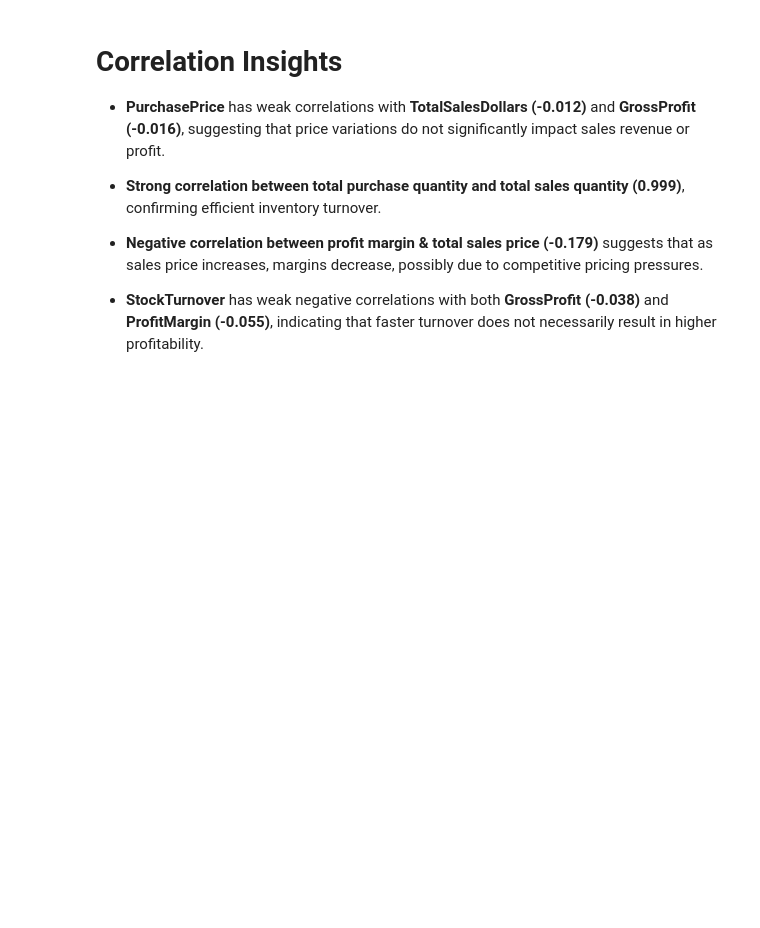
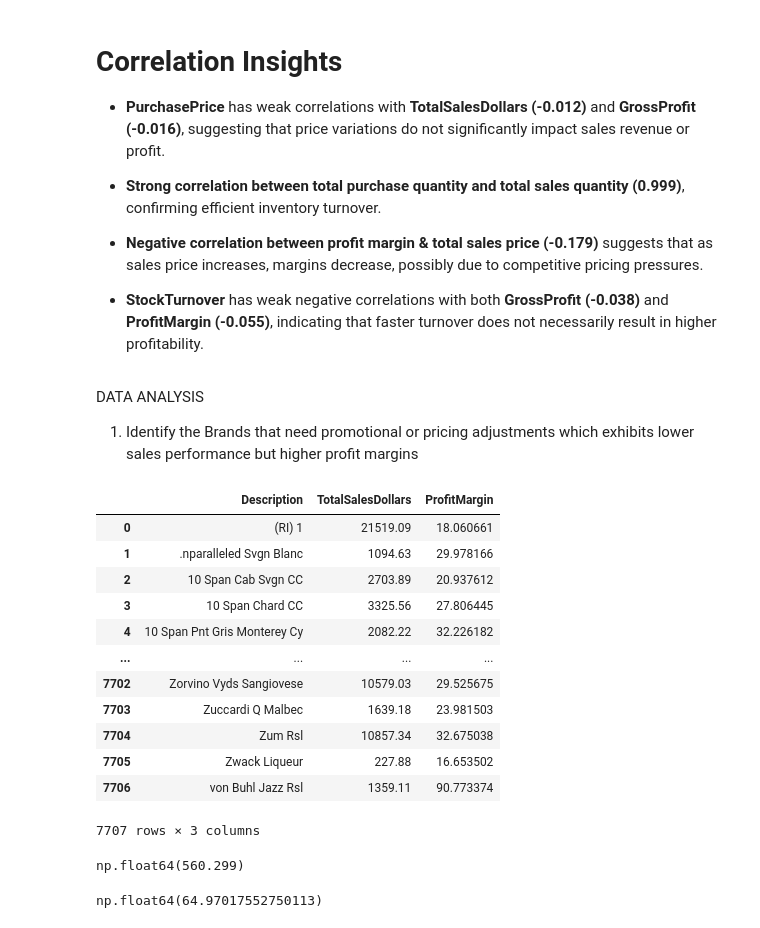
Before and after one commit to yakulgarg2705/vendor_performance_analysis, a Jupyter notebook: vendor_performance_analysis.ipynb, the cells around one changed output. Cells and saved outputs as stored; diff of their text form; code cells hidden in the pictures; blank space fills up the shorter version.

Commit message:
Analysis for 1st research 1ques

```diff
--- a/vendor_performance_analysis.ipynb
+++ b/vendor_performance_analysis.ipynb
@@ -168,3 +168,7 @@ plt.show()
 * **Negative correlation between profit margin & total sales price (-0.179)** suggests that as sales price increases, margins decrease, possibly due to competitive pricing pressures.
 
 * **StockTurnover** has weak negative correlations with both **GrossProfit (-0.038)** and **ProfitMargin (-0.055)**, indicating that faster turnover does not necessarily result in higher profitability.
+# %% [markdown]
+DATA ANALYSIS
+
+1. Identify the Brands that need promotional or pricing adjustments which exhibits lower sales performance but higher profit margins
@@ -170,0 +179,16 @@ plt.show()
+# %%
+brand_performance
+# %% [output]
+|  | Description | TotalSalesDollars | ProfitMargin |
+| 0 | (RI) 1 | 21519.09 | 18.060661 |
+| 1 | .nparalleled Svgn Blanc | 1094.63 | 29.978166 |
+| 2 | 10 Span Cab Svgn CC | 2703.89 | 20.937612 |
+| 3 | 10 Span Chard CC | 3325.56 | 27.806445 |
+| 4 | 10 Span Pnt Gris Monterey Cy | 2082.22 | 32.226182 |
+| ... | ... | ... | ... |
+| 7702 | Zorvino Vyds Sangiovese | 10579.03 | 29.525675 |
+| 7703 | Zuccardi Q Malbec | 1639.18 | 23.981503 |
+| 7704 | Zum Rsl | 10857.34 | 32.675038 |
+| 7705 | Zwack Liqueur | 227.88 | 16.653502 |
+| 7706 | von Buhl Jazz Rsl | 1359.11 | 90.773374 |
+7707 rows × 3 columns
@@ -170,0 +200,8 @@ plt.show()
+# %%
+low_sales_threshold
+# %% [output]
+np.float64(560.299)
+# %%
+high_margin_threshold
+# %% [output]
+np.float64(64.97017552750113)
```
Also changed, not shown: parts of 5 cells of this notebook.
